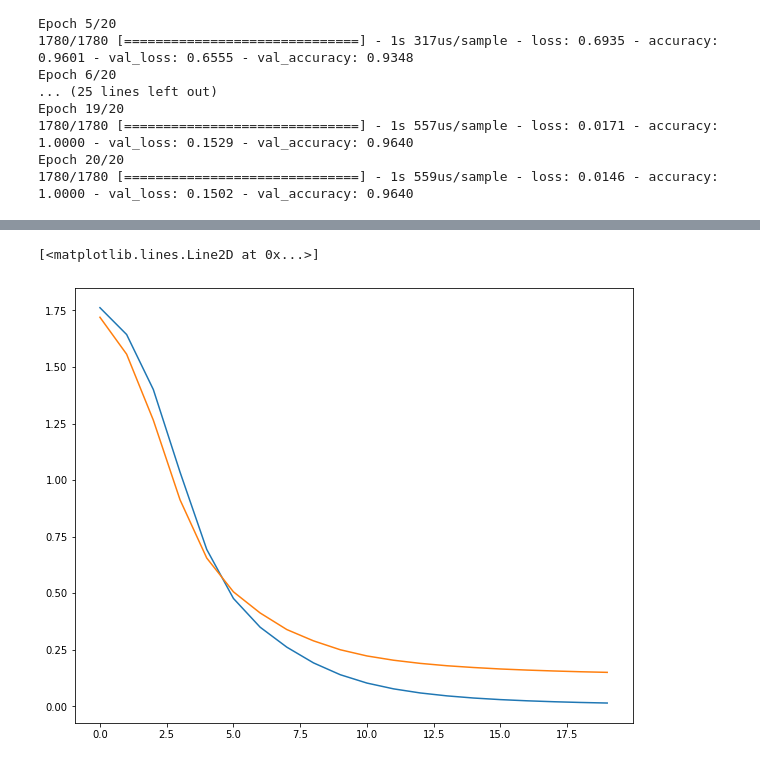
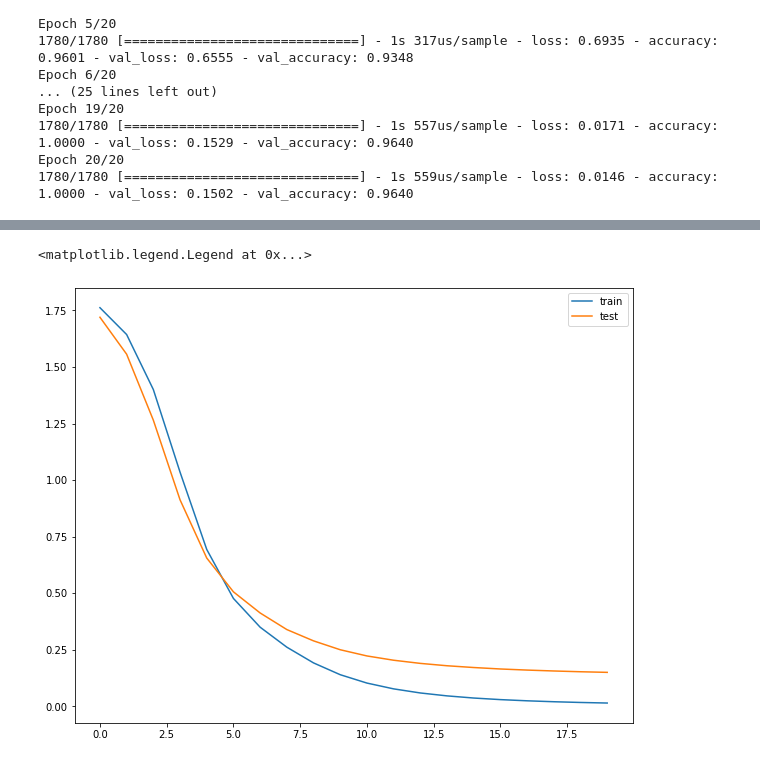
Before and after one commit to AbhishekMaity001/Tensorflow-Codes, a Jupyter notebook: 19.NLP BBC text.ipynb, the cells around one changed output, grey strips where cells are left out. Drawn from its saved outputs; the diff is of its cells as text; code cells hidden in the pictures.

```diff
--- a/19.NLP BBC text.ipynb
+++ b/19.NLP BBC text.ipynb
@@ -219,7 +220,8 @@ plt.plot(hist.history['val_accuracy'])
 # %%
 plt.figure(figsize=(10,8))
 plt.plot(hist.history['loss'])
 plt.plot(hist.history['val_loss'])
+plt.legend(['train','test'])
 # %% [output]
-[<matplotlib.lines.Line2D at 0x...>]
+<matplotlib.legend.Legend at 0x...>
-[figure, old version]
+[figure, new version]
```
Also changed, not shown: parts of 1 cell of this notebook.
